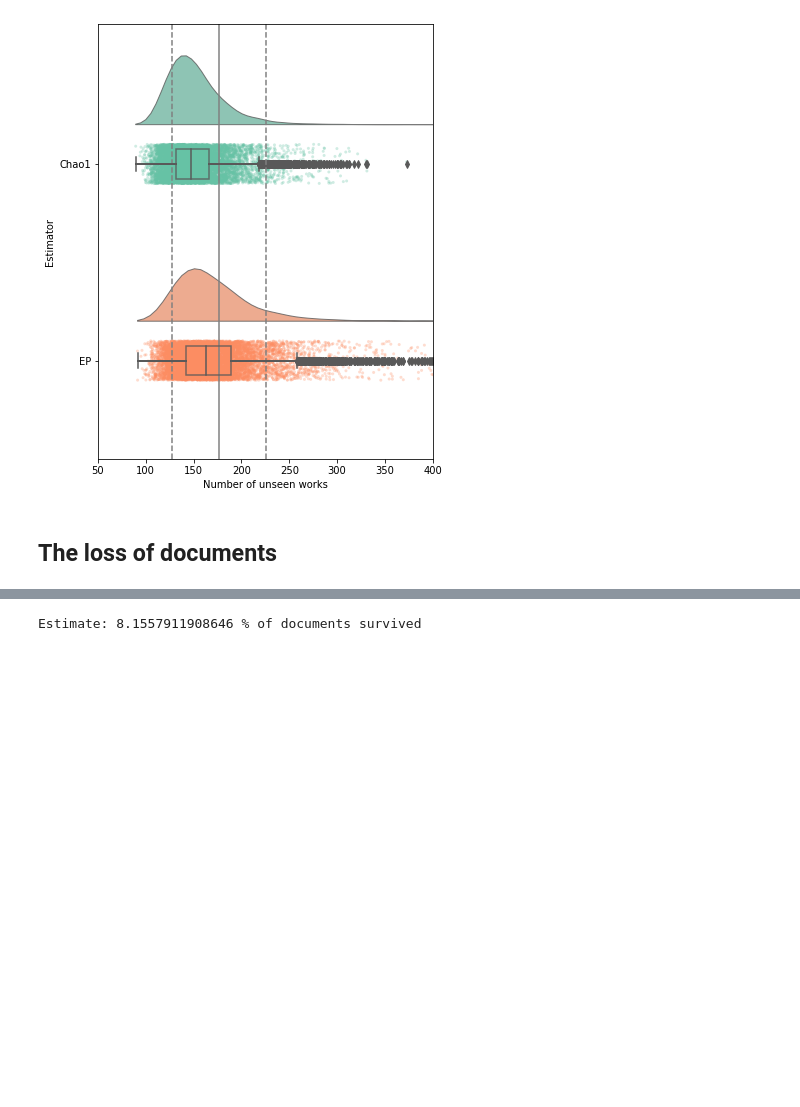
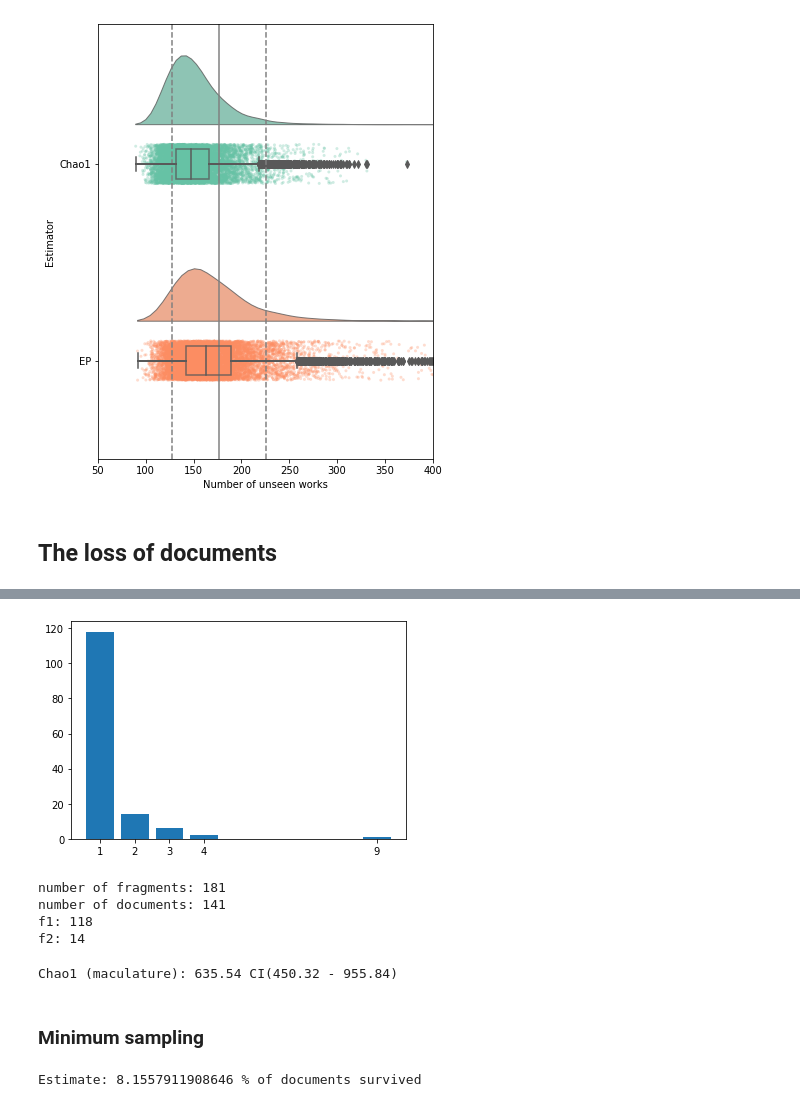
Before and after one commit to mikekestemont/minsampling, a Jupyter notebook: notebooks/estimating-diversity.ipynb, the cells around one changed output, grey strips where cells are left out. Cells and saved outputs as stored; diff of their text form; code cells hidden in the pictures; blank space fills up the shorter version.

```diff
--- a/notebooks/estimating-diversity.ipynb
+++ b/notebooks/estimating-diversity.ipynb
@@ -246,3 +250,39 @@ ax.set_xlim([50, 400]);
+# %%
+mss_cnts = []
+for sign, fragm in zip(df['signature'], df['fragmentary']):
+    if fragm: # we ignore witnesses that survived in full
+        try:
+            mss_cnts.append(len(sign.split(';')))
+        except AttributeError:
+            pass
+mss_cnts = np.array(mss_cnts)
+# %%
+labels, counts = np.unique(mss_cnts, return_counts=True)
+plt.bar(labels, counts, align='center')
+plt.gca().set_xticks(labels);
+# %% [output]
+[figure, added]
+# %%
+x = mss_cnts
+x, n = x[x > 0], x.sum()
+t = x.shape[0]
+f1, f2 = (x == 1).sum(), (x == 2).sum()
+print('number of fragments:', n)
+print('number of documents:', t)
+print('f1:', f1)
+print('f2:', f2)
+# %% [output]
+number of fragments: 181
+number of documents: 141
+f1: 118
+f2: 14
+# %%
+mac_lci_pro, mac_uci_pro, mac_chao1_pro, mac_pro = chao_estimate(mss_cnts)
+print(f'Chao1 (maculature): {mac_pro:.2f} CI({mac_lci_pro:.2f} - {mac_uci_pro:.2f})')
+# %% [output]
+Chao1 (maculature): 635.54 CI(450.32 - 955.84)
+# %% [markdown]
+### Minimum sampling
 # %%
 def minsample(x):
     n = x.sum()
```
Also changed, not shown: parts of 105 cells of this notebook.
